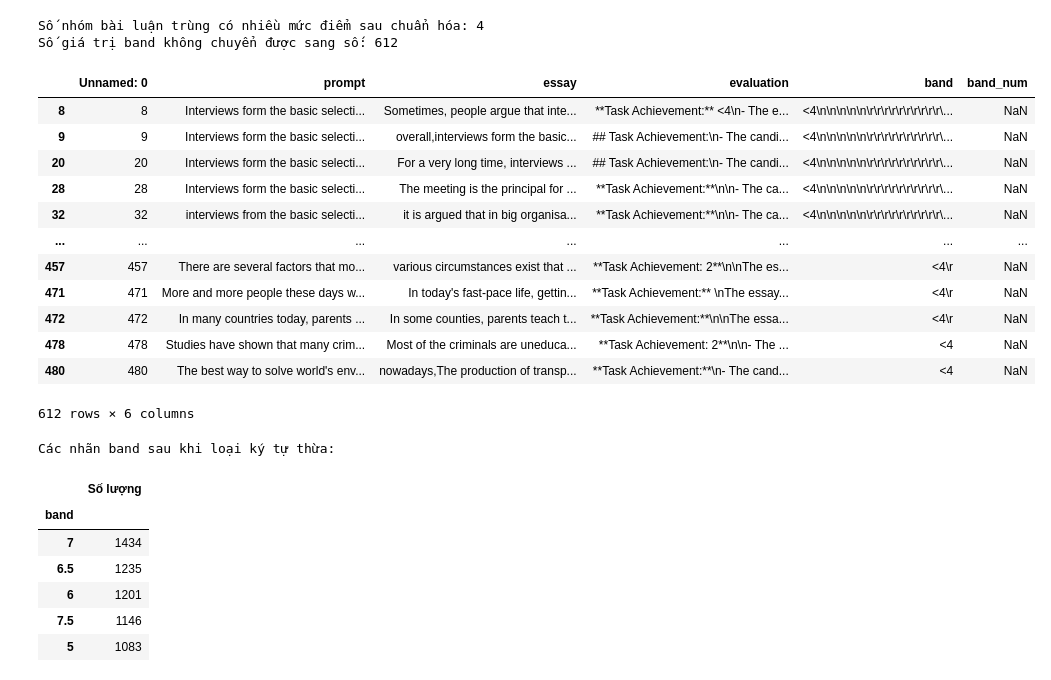
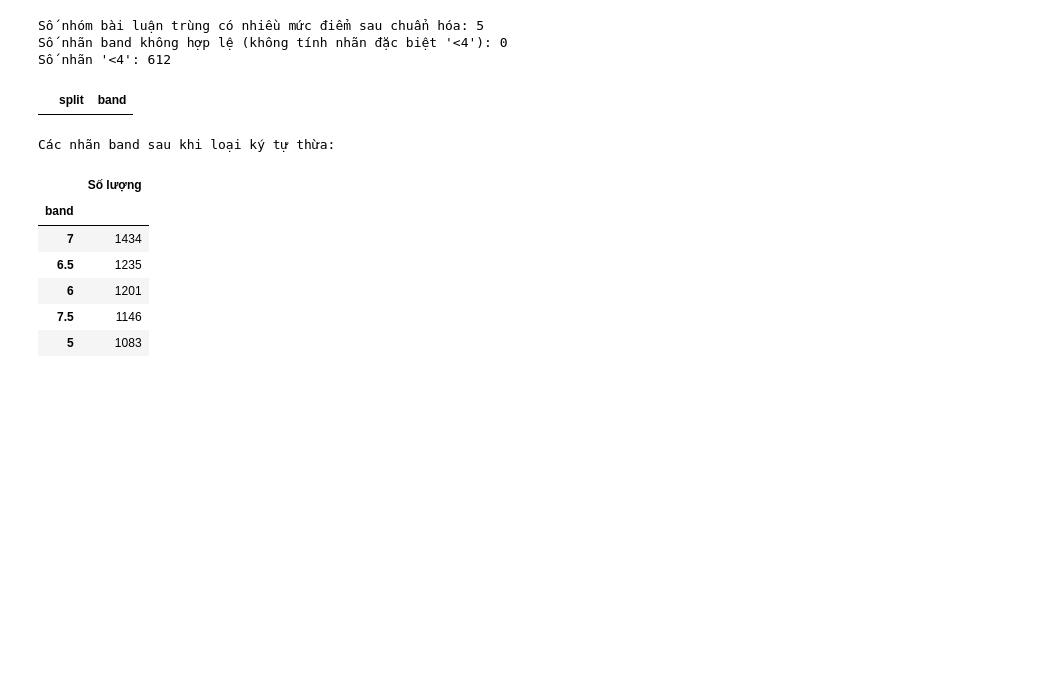
Before and after one commit to Nguen-03/NLP_report, a Jupyter notebook: notebook/EDA.ipynb, the cells around one changed output. Cells and saved outputs as stored; diff of their text form; code cells hidden in the pictures; blank space fills up the shorter version.

```diff
--- a/notebook/EDA.ipynb
+++ b/notebook/EDA.ipynb
@@ -1,4 +1,14 @@
 # %%
-RAW = '../data/raw'
-PROCESSED = '../data/processed'
+from pathlib import Path
+
+PROJECT_ROOT = next(
+    (path for path in (Path.cwd(), *Path.cwd().parents)
+     if (path / "data" / "raw" / "train.csv").is_file()),
+    None,
+)
+if PROJECT_ROOT is None:
+    raise FileNotFoundError("Could not locate data/raw/train.csv from the current directory")
+
+RAW = PROJECT_ROOT / "data" / "raw"
+PROCESSED = PROJECT_ROOT / "data" / "processed"
 # %%
@@ -134,47 +142,46 @@ display(
 # %%
 #Chuẩn hóa band để so sánh chính xác
 # Tạo cột điểm dạng số để kiểm tra, không sửa dữ liệu gốc
 all_data_check = all_data.copy()
 
+band_text = (
+    all_data_check["band"].astype("string")
+    .str.replace(r"[\r\n\t]", "", regex=True)
+    .str.strip()
+)
 all_data_check["band_num"] = pd.to_numeric(
-    all_data_check["band"].astype(str).str.strip(),
+    band_text,
     errors="coerce"
 )
+all_data_check["band_comparison"] = all_data_check["band_num"].astype("string").fillna(band_text)
 
 duplicate_check_num = (
     all_data_check.groupby("essay")
     .agg(
         so_ban_ghi=("essay", "size"),
-        so_band_khac_nhau=("band_num", "nunique")
+        so_band_khac_nhau=("band_comparison", "nunique")
     )
     .query("so_ban_ghi > 1")
     .reset_index()
 )
 
 print(
     "Số nhóm bài luận trùng có nhiều mức điểm sau chuẩn hóa:",
     (duplicate_check_num["so_band_khac_nhau"] > 1).sum()
 )
 
 print(
-    "Số giá trị band không chuyển được sang số:",
-    all_data_check["band_num"].isna().sum()
+    "Số nhãn band không hợp lệ (không tính nhãn đặc biệt '<4'):",
+    (all_data_check["band_num"].isna() & band_text.ne("<4")).sum()
 )
-all_data_check[all_data_check['band_num'].isna()]
+print("Số nhãn '<4':", band_text.eq("<4").sum())
+all_data_check.loc[
+    all_data_check["band_num"].isna() & band_text.ne("<4"),
+    ["split", "band"],
+].drop_duplicates()
 # %% [output]
-Số nhóm bài luận trùng có nhiều mức điểm sau chuẩn hóa: 4
-Số giá trị band không chuyển được sang số: 612
+Số nhóm bài luận trùng có nhiều mức điểm sau chuẩn hóa: 5
+Số nhãn band không hợp lệ (không tính nhãn đặc biệt '<4'): 0
+Số nhãn '<4': 612
-|  | Unnamed: 0 | prompt | essay | evaluation | band | band_num |
-| 8 | 8 | Interviews form the basic selecti... | Sometimes, people argue that inte... | **Task Achievement:** <4\n- The e... | <4\n\n\n\n\n\r\r\r\r\r\r\r\r\r\r\... | NaN |
-| 9 | 9 | Interviews form the basic selecti... | overall,interviews form the basic... | ## Task Achievement:\n- The candi... | <4\n\n\n\n\n\r\r\r\r\r\r\r\r\r\r\... | NaN |
-| 20 | 20 | Interviews form the basic selecti... | For a very long time, interviews ... | ## Task Achievement:\n- The candi... | <4\n\n\n\n\n\r\r\r\r\r\r\r\r\r\r\... | NaN |
-| 28 | 28 | Interviews form the basic selecti... | The meeting is the principal for ... | **Task Achievement:**\n\n- The ca... | <4\n\n\n\n\n\r\r\r\r\r\r\r\r\r\r\... | NaN |
-| 32 | 32 | interviews from the basic selecti... | it is argued that in big organisa... | **Task Achievement:**\n\n- The ca... | <4\n\n\n\n\n\r\r\r\r\r\r\r\r\r\r\... | NaN |
-| ... | ... | ... | ... | ... | ... | ... |
-| 457 | 457 | There are several factors that mo... | various circumstances exist that ... | **Task Achievement: 2**\n\nThe es... | <4\r | NaN |
-| 471 | 471 | More and more people these days w... | In today's fast-pace life, gettin... | **Task Achievement:** \nThe essay... | <4\r | NaN |
-| 472 | 472 | In many countries today, parents ... | In some counties, parents teach t... | **Task Achievement:**\n\nThe essa... | <4\r | NaN |
-| 478 | 478 | Studies have shown that many crim... | Most of the criminals are uneduca... | **Task Achievement: 2**\n\n- The ... | <4 | NaN |
-| 480 | 480 | The best way to solve world's env... | nowadays,The production of transp... | **Task Achievement:**\n- The cand... | <4 | NaN |
+|  | split | band |
-612 rows × 6 columns
 # %%
```
Also changed, not shown: parts of 9 cells of this notebook.
